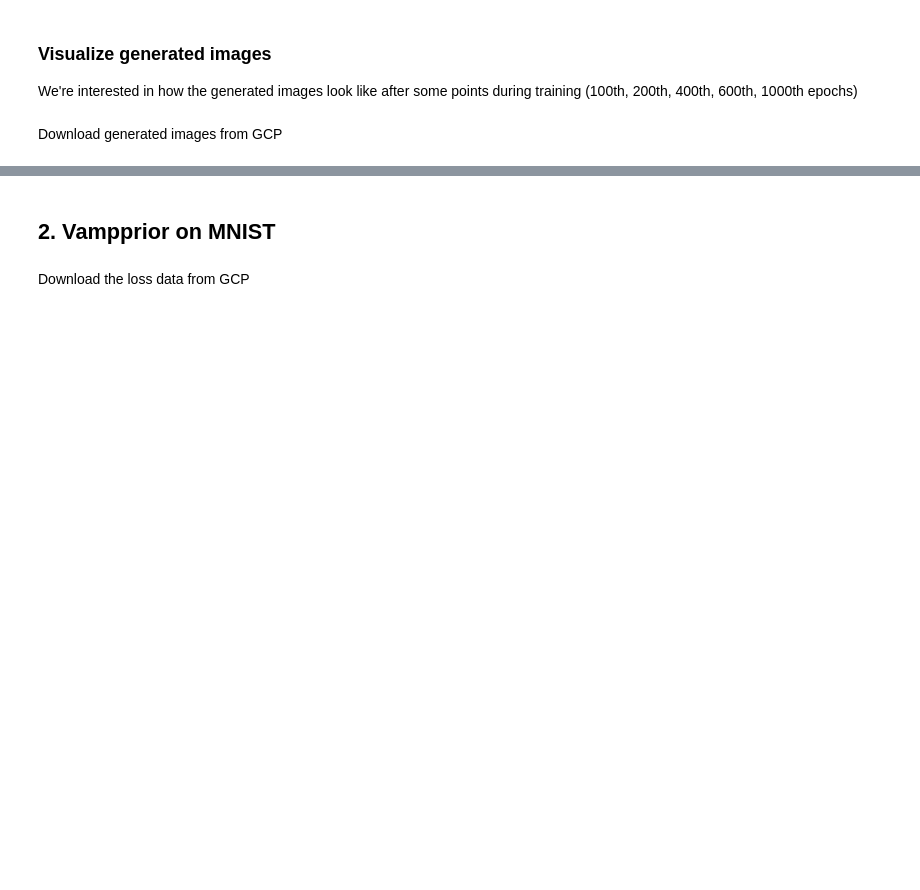
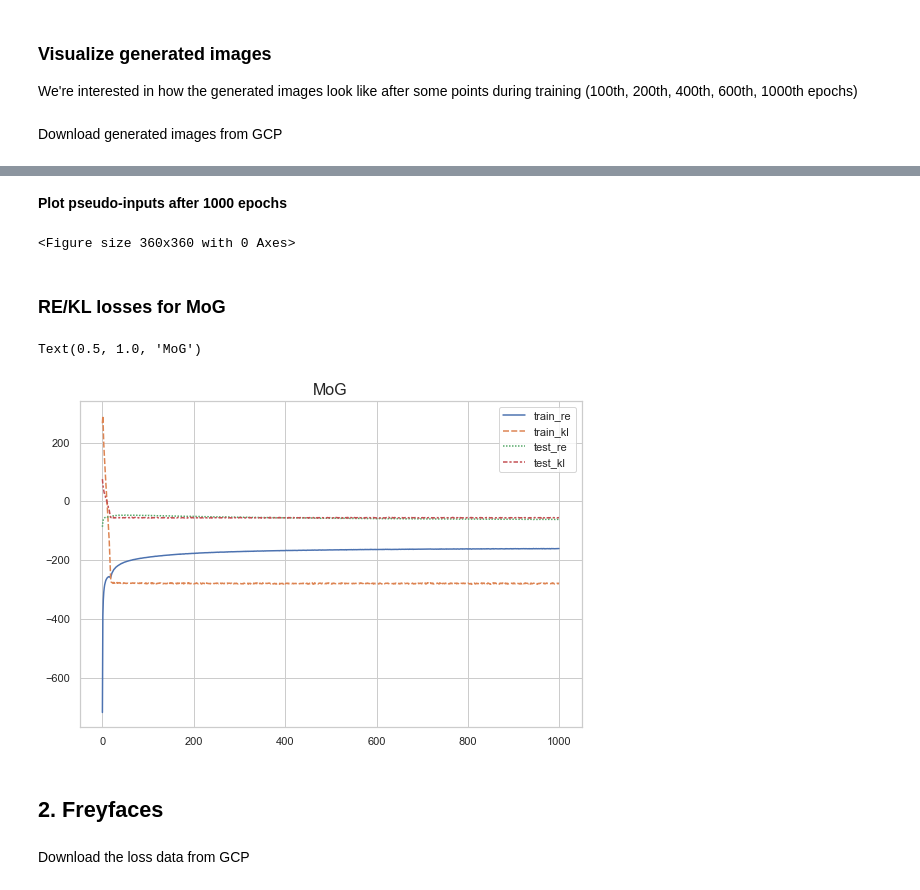
Before and after one commit to pacmac0/VAE_project, a Jupyter notebook: our_code/analytics.ipynb, the cells around one changed output, grey strips where cells are left out. Saved outputs shown, nothing was run; the diff lists cells and outputs as text; code cells hidden in the pictures; blank space fills up the shorter version.

```diff
--- a/our_code/analytics.ipynb
+++ b/our_code/analytics.ipynb
@@ -23,5 +34,0 @@ total size is 1611986  speedup is 25999.77
-# %%
-with open('./experiments/freyfaces/vamp/log.json', 'r') as f:
-    data = json.load(f)
-
-data.keys()
@@ -117,5 +131,24 @@ Epoch 1000
+# %% [markdown]
+**Plot pseudo-inputs after 1000 epochs**
+# %%
+plot_pseudo_inputs(
+    './experiments/mnist/vamp_epoch1000.model',
+    './plots/mnist_vamp_pseudo_1000.png',
+    input_size=[1, 28, 28]
+)
+# %% [output]
+<Figure size 360x360 with 0 Axes>
+# %% [markdown]
+### RE/KL losses for MoG
+# %%
+fig, ax = plt.subplots(figsize=(9, 6))
+sns.lineplot(data=mnist_mog_losses[['train_re', 'train_kl', 'test_re', 'test_kl']], ax=ax)
+ax.set_title('MoG', fontsize=16)
+# %% [output]
+Text(0.5, 1.0, 'MoG')
+[figure, added]
 # %% [markdown]
-## 2. Vampprior on MNIST
+## 2. Freyfaces
 # %% [markdown]
 Download the loss data from GCP
 # %%
```
Also changed, not shown: parts of 32 cells of this notebook, 1 other file.
